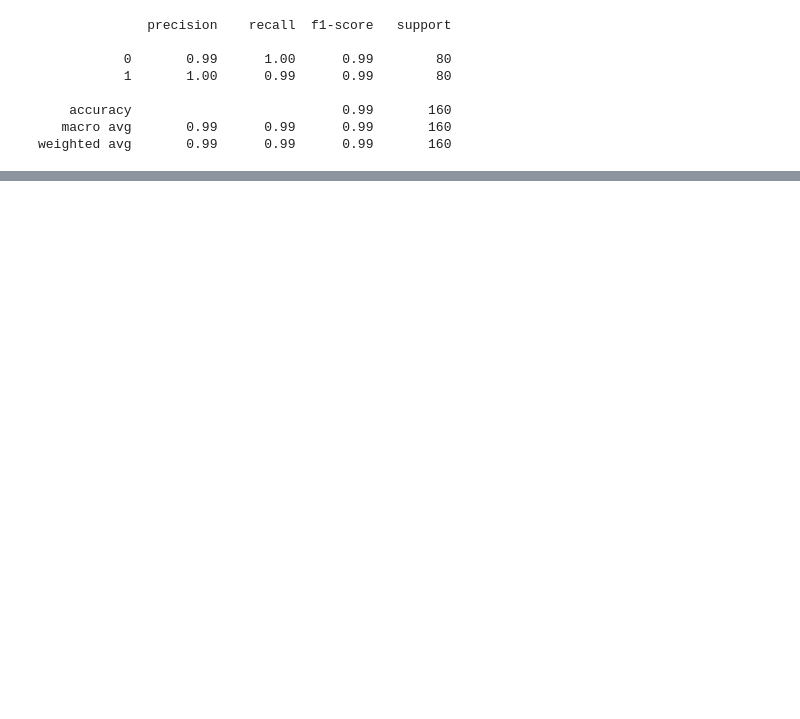
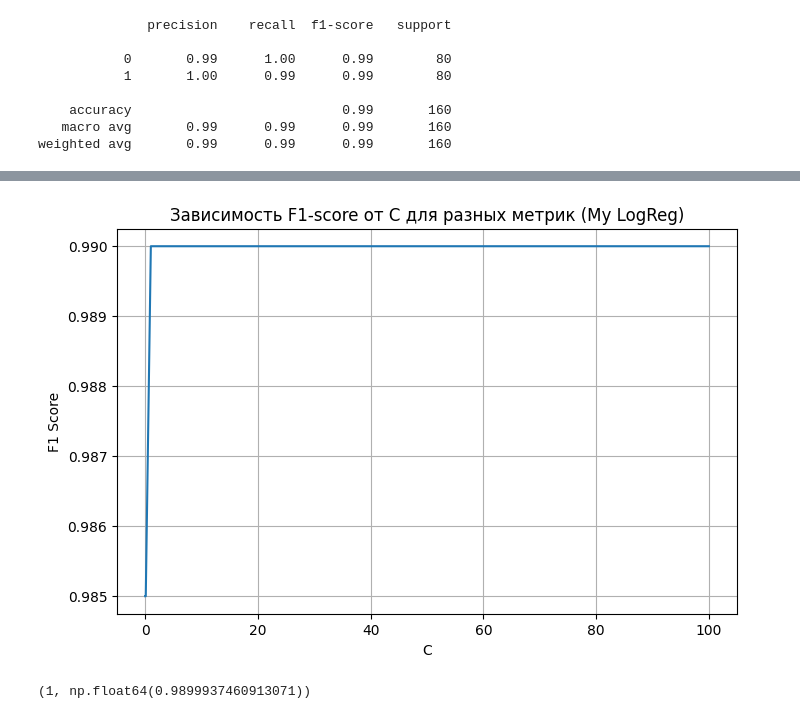
Before and after one commit to Kabane-UN/NLP_BMSTU, a Jupyter notebook: Task5.2/main.ipynb, the cells around one changed output, grey strips where cells are left out. Cells and saved outputs as stored; diff of their text form; code cells hidden in the pictures; blank space fills up the shorter version.

```diff
--- a/Task5.2/main.ipynb
+++ b/Task5.2/main.ipynb
@@ -205,0 +349,6 @@ weighted avg       0.98      0.98      0.98       160
+# %%
+res_alpha, res_f1 = find_params(MyLogisticRegression, X_train, y_train, "My LogReg", k_values=[0.001, 0.01, 0.1, 1, 10, 100])
+res_alpha, res_f1
+# %% [output]
+[figure, added]
+(1, np.float64(0.9899937460913071))
```
Also changed, not shown: parts of 13 cells of this notebook, 5 other files.
